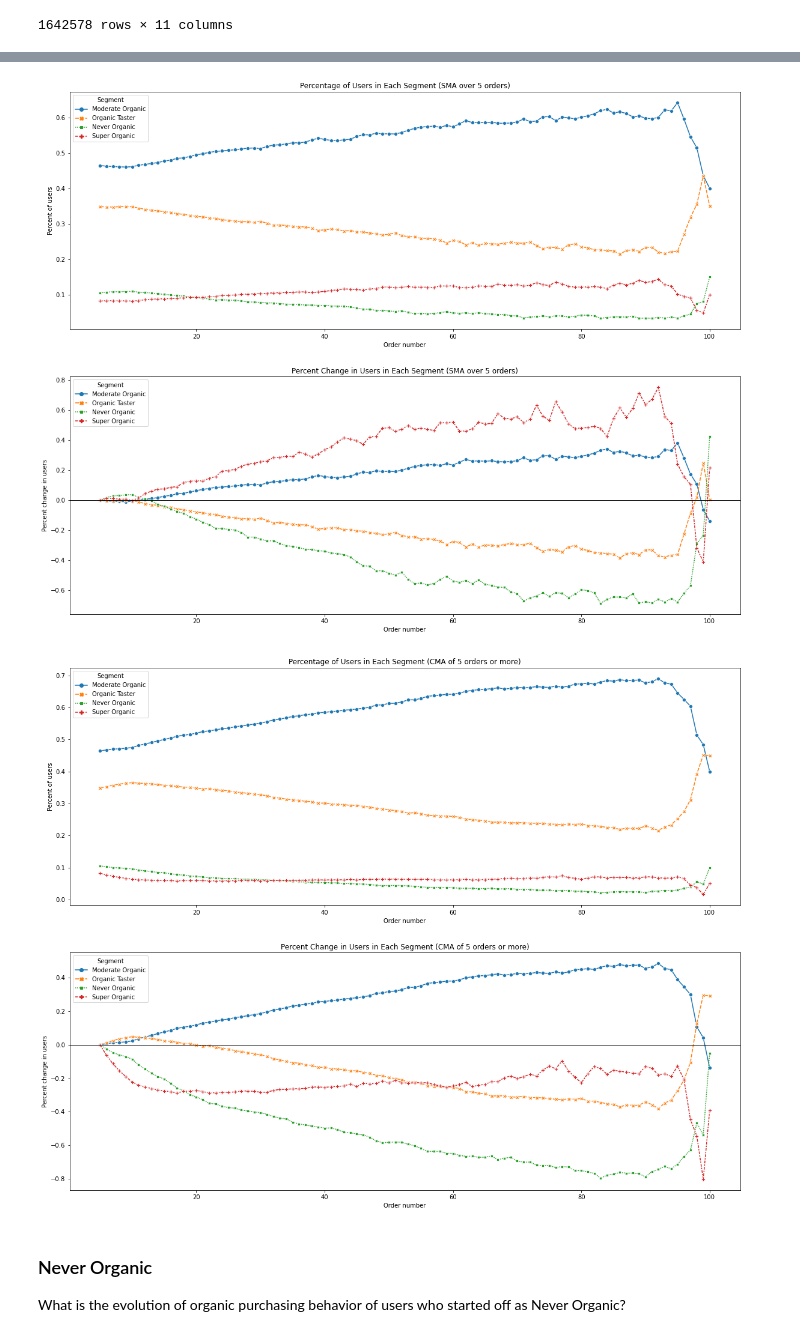
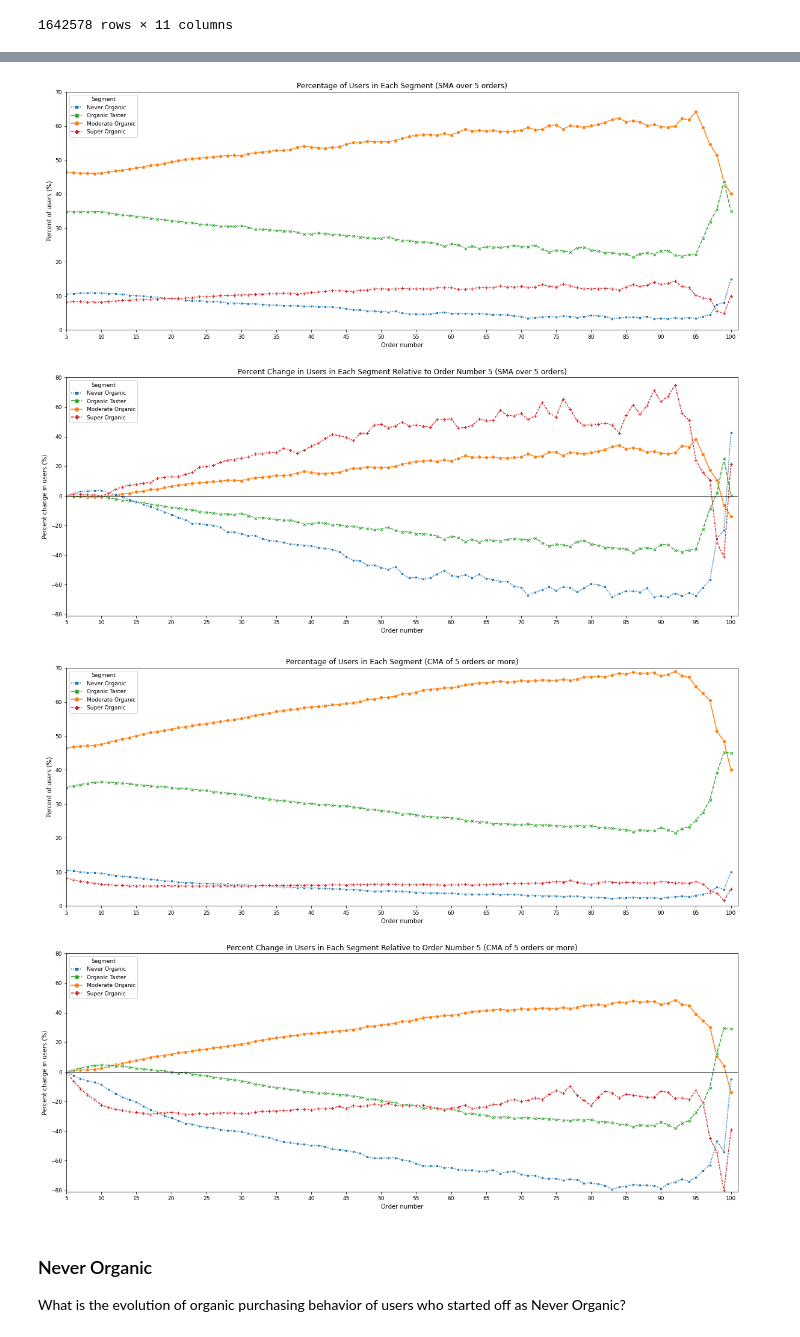
Before and after one commit to stemlock/Instacart_Market_Basket_Data_Analysis, a Jupyter notebook: Question 3.ipynb, the cells around one changed output, grey strips where cells are left out. Saved outputs shown, nothing was run; the diff lists cells and outputs as text; code cells hidden in the pictures.

Commit message:
Updated Question 3 plots

```diff
--- a/Question 3.ipynb
+++ b/Question 3.ipynb
@@ -105,6 +105,19 @@ user_behavior.head(15)
 | 12 | 2 | 11 | 1402090 | 1 | 1 | 15 |
 | 13 | 2 | 12 | 3186735 | 2 | 1 | 15 |
 | 14 | 2 | 13 | 3268552 | 2 | 2 | 15 |
+# %%
+# Set font sizes
+SMALL_SIZE = 9
+MEDIUM_SIZE = 10
+BIGGER_SIZE = 12
+
+plt.rc('font', size=SMALL_SIZE)          # controls default text sizes
+plt.rc('axes', titlesize=BIGGER_SIZE)     # fontsize of the axes title
+plt.rc('axes', labelsize=MEDIUM_SIZE)    # fontsize of the x and y labels
+plt.rc('xtick', labelsize=SMALL_SIZE)    # fontsize of the tick labels
+plt.rc('ytick', labelsize=SMALL_SIZE)    # fontsize of the tick labels
+plt.rc('legend', fontsize=SMALL_SIZE)    # legend fontsize
+plt.rc('figure', titlesize=BIGGER_SIZE)  # fontsize of the figure title
 # %%
 # Plot the count of users who had up to x number of orders
 
@@ -345,10 +365,10 @@ plot_SMA5_df.head(15)
 plot_CMA5_df = user_behavior10.groupby('order_number')['segment_CMA5'].value_counts().to_frame(name = 'users').reset_index()
 
 # Create a new column that shows the percentage of users per segment per order
-plot_CMA5_df['%_users'] = plot_CMA5_df.users.div(plot_CMA5_df.order_number.map(plot_CMA5_df.groupby('order_number').sum().users))
+plot_CMA5_df['%_users'] = plot_CMA5_df.users.div(plot_CMA5_df.order_number.map(plot_CMA5_df.groupby('order_number').sum().users))*100
 
 # Find the percentage change in users between each order number for the CMA segments
-plot_CMA5_df['%_users_%_change'] = plot_CMA5_df.groupby('segment_CMA5')['%_users'].apply(lambda x: x.div(x.iloc[0]).subtract(1))
+plot_CMA5_df['%_users_%_change'] = plot_CMA5_df.groupby('segment_CMA5')['%_users'].apply(lambda x: x.div(x.iloc[0]).subtract(1))*100
 
 plot_CMA5_df.head(15)
 # %% [output]
@@ -385,59 +411,84 @@ palette
+# %%
+# Get the color palette for the sns plot
+palette = sns.color_palette(as_cmap=True)
+palette
+
+# Set the colors for each segment
+colors = {'Never Organic':palette[0], 'Organic Taster':palette[2], 'Moderate Organic':palette[1], 'Super Organic':palette[3]}
 # %%
 # Plot the percentage of users per order separated into the segments by a simple moving average
 fig, ax = plt.subplots(2,1, figsize = (20,16))
 
 sns.lineplot(data=plot_SMA5_df, x="order_number", y = '%_users', hue="segment_SMA5", style='segment_SMA5',
-             markers=True, ax = ax[0])
+             palette=colors, markers=True, ax = ax[0])
 
-ax[0].legend(loc=2).set_title('Segment')
+handles, labels = ax[0].get_legend_handles_labels()
 
+# Set up legend labels and handles for future plots
+labels = ['Never Organic', 'Organic Taster', 'Moderate Organic', 'Super Organic']
+handles = [handles[2], handles[1], handles[0], handles[3]]
+
+ax[0].legend(handles, labels, loc=2).set_title('Segment')
 ax[0].set_xlabel('Order number')
-ax[0].set_ylabel('Percent of users')
+ax[0].set_xticks(np.arange(5, 105, 5))
+ax[0].set_xlim(5,101)
+ax[0].set_ylim(0,70)
+ax[0].set_ylabel('Percent of users (%)')
 ax[0].set_title('Percentage of Users in Each Segment (SMA over 5 orders)')
 
 # Plot the percentage change in users per order separated into the segments by a simple moving average
 
 sns.lineplot(data=plot_SMA5_df, x="order_number", y = '%_users_%_change', hue="segment_SMA5", style='segment_SMA5',
-             markers=True, ax = ax[1])
+             palette=colors, markers=True, ax = ax[1])
 
-ax[1].legend(loc=2).set_title('Segment')
+ax[1].legend(handles, labels, loc=2).set_title('Segment')
 ax[1].axhline(linewidth=1, color='black')
 ax[1].set_xlabel('Order number')
-ax[1].set_ylabel('Percent change in users')
-ax[1].set_title('Percent Change in Users in Each Segment (SMA over 5 orders)')
+ax[1].set_xticks(np.arange(5, 105, 5))
+ax[1].set_xlim(5,101)
+ax[1].set_ylim(-81,80)
+ax[1].set_ylabel('Percent change in users (%)')
+ax[1].set_title('Percent Change in Users in Each Segment Relative to Order Number 5 (SMA over 5 orders)')
 
 pass
 # %% [output]
-[figure, old version]
+[figure, new version]
 # %%
 # Plot the percentage of users per order separated into the segments by a culmulative moving average
 
 fig, ax = plt.subplots(2,1, figsize = (20,16))
 
 sns.lineplot(data=plot_CMA5_df, x="order_number", y = '%_users', hue="segment_CMA5", style='segment_CMA5',
-             markers=True, ax = ax[0])
+             palette=colors, markers=True, ax = ax[0])
 
-ax[0].legend().set_title('Segment')
+ax[0].legend(handles, labels, loc=2).set_title('Segment')
 ax[0].set_xlabel('Order number')
-ax[0].set_ylabel('Percent of users')
+ax[0].set_xticks(np.arange(5, 105, 5))
+ax[0].set_xlim(5,101)
+ax[0].set_ylim(0,70)
+ax[0].set_ylabel('Percent of users (%)')
 ax[0].set_title('Percentage of Users in Each Segment (CMA of 5 orders or more)')
 
 pass
 
 # Plot the percentage change in users per order separated into the segments by a culmulative moving average
 
 sns.lineplot(data=plot_CMA5_df, x="order_number", y = '%_users_%_change', hue="segment_CMA5", style='segment_CMA5',
-             markers=True, ax = ax[1])
+             palette=colors, markers=True, ax = ax[1])
 
-ax[1].legend(loc=2).set_title('Segment')
+
+ax[1].legend(handles, labels, loc=2).set_title('Segment')
 ax[1].axhline(linewidth=1, color='black')
 ax[1].set_xlabel('Order number')
-ax[1].set_ylabel('Percent change in users')
-ax[1].set_title('Percent Change in Users in Each Segment (CMA of 5 orders or more)')
+ax[1].set_xticks(np.arange(5, 105, 5))
+ax[1].set_xlim(5,101)
+ax[1].set_ylim(-81,80)
+ax[1].set_ylabel('Percent change in users (%)')
+ax[1].set_title('Percent Change in Users in Each Segment Relative to Order Number 5 (CMA of 5 orders or more)')
 
 pass
 # %% [output]
-[figure, old version]
+[figure, new version]
 # %% [markdown]
 ### Never Organic
 What is the evolution of organic purchasing behavior of users who started off as Never Organic?
```
Also changed, not shown: parts of 6 cells of this notebook, 1 other file.
